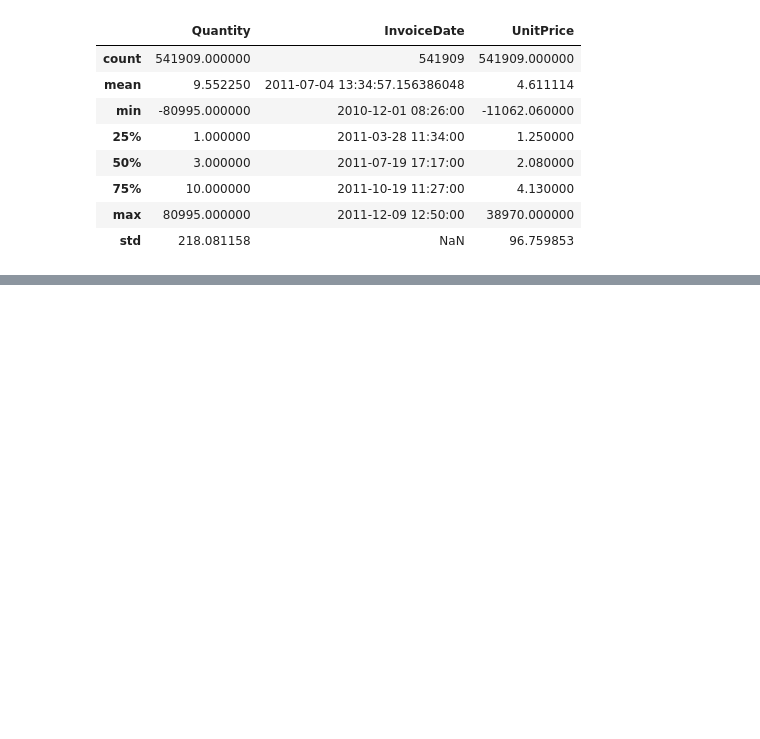
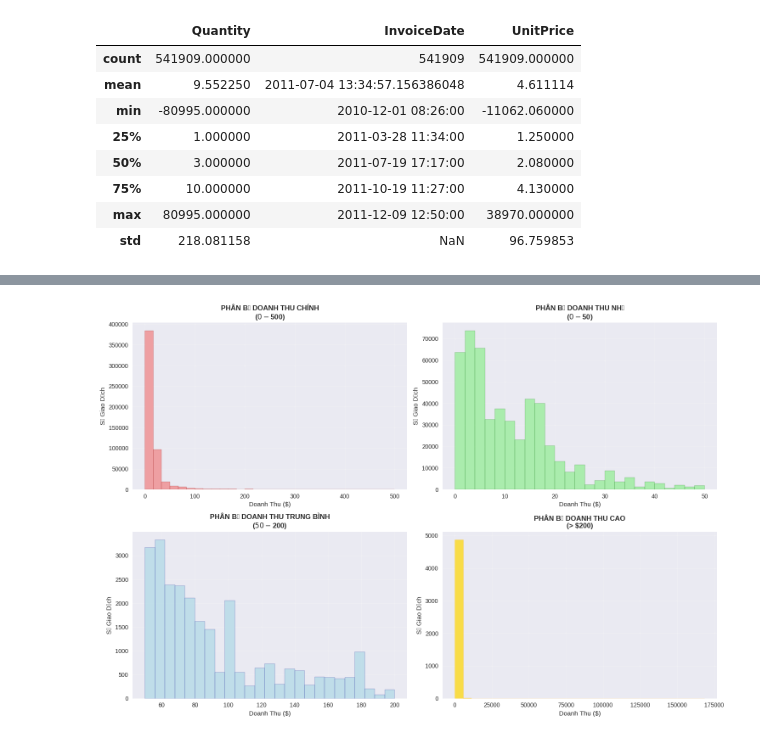
Before and after one commit to CoNhanQuy/CN-DA22TTB-CoNhanQuy-PhanTichDuLieu, a Jupyter notebook: CN-DA22TTB-CoNhanQuy-PTDL-python.ipynb, the cells around one changed output, grey strips where cells are left out. Cells and saved outputs as stored; diff of their text form; code cells hidden in the pictures; blank space fills up the shorter version.

```diff
--- a/CN-DA22TTB-CoNhanQuy-PTDL-python.ipynb
+++ b/CN-DA22TTB-CoNhanQuy-PTDL-python.ipynb
@@ -232,0 +497,40 @@ memory usage: 33.6+ MB
+# %%
+# Tạo subplot chi tiết hơn
+fig, axes = plt.subplots(2, 2, figsize=(15, 10))
+
+# 1. Phân bố chính (0-500)
+doanh_thu_main = df_analysis[df_analysis['DoanhThu'] <= 500]['DoanhThu']
+axes[0,0].hist(doanh_thu_main, bins=30, color='lightcoral', edgecolor='darkred', alpha=0.7)
+axes[0,0].set_title('PHÂN BỐ DOANH THU CHÍNH\n($0 - $500)', fontweight='bold')
+axes[0,0].set_xlabel('Doanh Thu ($)')
+axes[0,0].set_ylabel('Số Giao Dịch')
+axes[0,0].grid(True, alpha=0.3)
+
+# 2. Phân bố rất nhỏ (0-50)
+doanh_thu_small = df_analysis[df_analysis['DoanhThu'] <= 50]['DoanhThu']
+axes[0,1].hist(doanh_thu_small, bins=25, color='lightgreen', edgecolor='darkgreen', alpha=0.7)
+axes[0,1].set_title('PHÂN BỐ DOANH THU NHỎ\n($0 - $50)', fontweight='bold')
+axes[0,1].set_xlabel('Doanh Thu ($)')
+axes[0,1].set_ylabel('Số Giao Dịch')
+axes[0,1].grid(True, alpha=0.3)
+
+# 3. Phân bố trung bình (0-200)
+doanh_thu_medium = df_analysis[(df_analysis['DoanhThu'] > 50) & (df_analysis['DoanhThu'] <= 200)]['DoanhThu']
+axes[1,0].hist(doanh_thu_medium, bins=25, color='lightblue', edgecolor='darkblue', alpha=0.7)
+axes[1,0].set_title('PHÂN BỐ DOANH THU TRUNG BÌNH\n($50 - $200)', fontweight='bold')
+axes[1,0].set_xlabel('Doanh Thu ($)')
+axes[1,0].set_ylabel('Số Giao Dịch')
+axes[1,0].grid(True, alpha=0.3)
+
+# 4. Phân bố cao (>200)
+doanh_thu_high = df_analysis[df_analysis['DoanhThu'] > 200]['DoanhThu']
+axes[1,1].hist(doanh_thu_high, bins=30, color='gold', edgecolor='orange', alpha=0.7)
+axes[1,1].set_title('PHÂN BỐ DOANH THU CAO\n(> $200)', fontweight='bold')
+axes[1,1].set_xlabel('Doanh Thu ($)')
+axes[1,1].set_ylabel('Số Giao Dịch')
+axes[1,1].grid(True, alpha=0.3)
+
+plt.tight_layout()
+plt.show()
+# %% [output]
+[figure, added]
```
Also changed, not shown: parts of 16 cells of this notebook.
